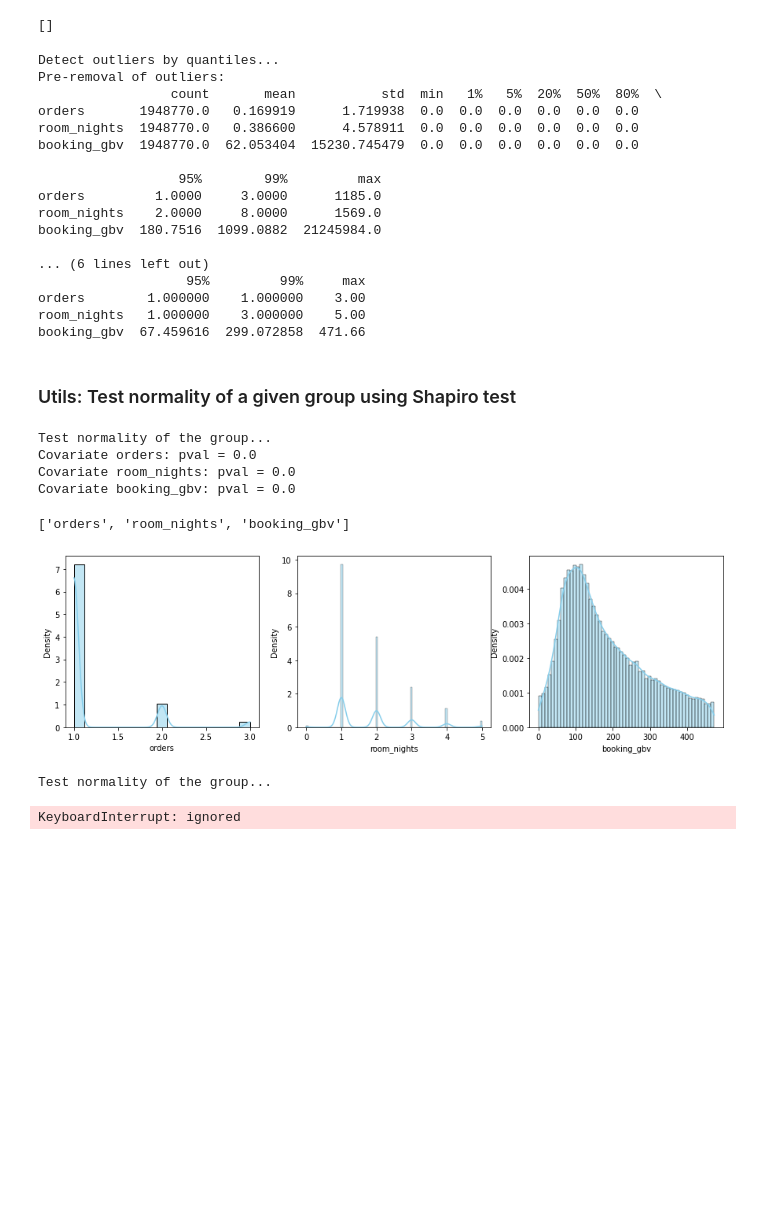
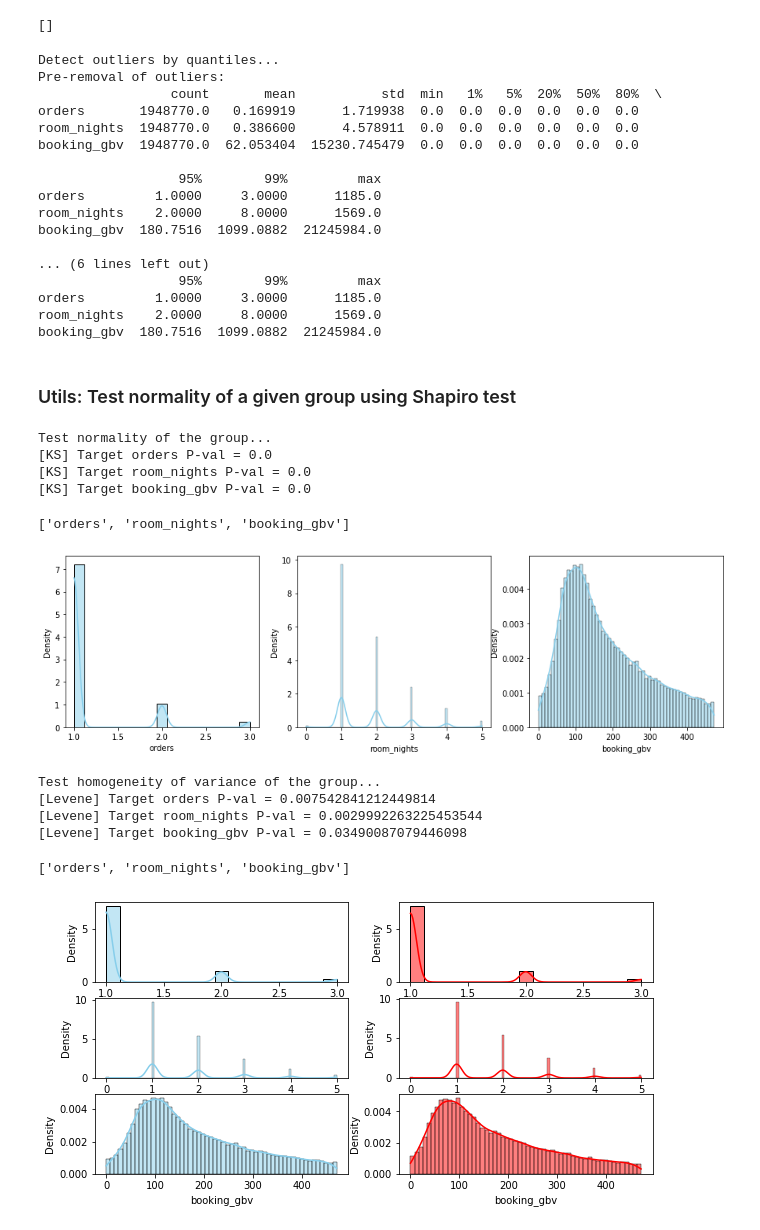
Before and after one commit to anhngv102/ab-test-utils, a Jupyter notebook: ABTestUtils.ipynb, the cells around one changed output. Cells and saved outputs as stored; diff of their text form; code cells hidden in the pictures; blank space fills up the shorter version.

```diff
--- a/ABTestUtils.ipynb
+++ b/ABTestUtils.ipynb
@@ -246,7 +246,7 @@ targets = ["orders","room_nights","booking_gbv"]
 ls,train,test= detectTailedOutlier(train,
                                    test,
                                    targets,
-                                   remove_outlier = True,
+                                   remove_outlier = False,
                                    verbose = True)
 # %% [output]
 Detect outliers by quantiles...
@@ -262,10 +262,10 @@ room_nights    2.0000     8.0000      1569.0
 booking_gbv  180.7516  1099.0882  21245984.0
 
 ... (6 lines left out)
-                   95%         99%     max
-orders        1.000000    1.000000    3.00
-room_nights   1.000000    3.000000    5.00
-booking_gbv  67.459616  299.072858  471.66
+                  95%        99%         max
+orders         1.0000     3.0000      1185.0
+room_nights    2.0000     8.0000      1569.0
+booking_gbv  180.7516  1099.0882  21245984.0
 # %% [markdown]
 ### Utils: Test normality of a given group using Shapiro test
 # %%
@@ -335,9 +336,9 @@ def checkNormality(group,
 checkNormality(train[train["conv_ind"]>0],targets,plot_dist = True,verbose = True)
 # %% [output]
 Test normality of the group...
-Covariate orders: pval = 0.0
-Covariate room_nights: pval = 0.0
-Covariate booking_gbv: pval = 0.0
+[KS] Target orders P-val = 0.0
+[KS] Target room_nights P-val = 0.0
+[KS] Target booking_gbv P-val = 0.0
 ['orders', 'room_nights', 'booking_gbv']
 [figure]
 # %%
@@ -362,9 +363,6 @@ def checkVariance(A_group,
   Returns:
   * Targets that are not normally distributed
   """
-  if verbose == True:
-    print("Test homogeneity of variance of the group...")
-
   from scipy import stats
   import matplotlib.pyplot as plt
   import seaborn as sns
@@ -374,7 +372,7 @@ def checkVariance(A_group,
   if plot_dist:
     _,axes = plt.subplots(len(targets),
                           2,
-                          figsize = (10,4))
+                          figsize = (10,5))
 
   for idx,tg in enumerate(targets):
 
@@ -391,16 +389,20 @@ def checkVariance(A_group,
       non_homog_targets.append(tg)
 
     if verbose:
-      print("Target {}: pval = {}".format(tg,pval))
+      print("[Levene] Test homogenity of variance: Target {} P-val = {}".format(tg,pval))
 
   return non_homog_targets
 # %%
 # create a few test cases
-checkNormality(train[train["conv_ind"]>0],
+checkVariance(train[train["conv_ind"]>0],
                test[test["conv_ind"]>0],
                targets,
                plot_dist = True,
                verbose = True)
 # %% [output]
-Test normality of the group...
+Test homogeneity of variance of the group...
+[Levene] Target orders P-val = 0.007542841212449814
+[Levene] Target room_nights P-val = 0.0029992263225453544
+[Levene] Target booking_gbv P-val = 0.03490087079446098
-KeyboardInterrupt: ignored
+['orders', 'room_nights', 'booking_gbv']
+[figure, added]
```
Also changed, not shown: parts of 3 cells of this notebook.
